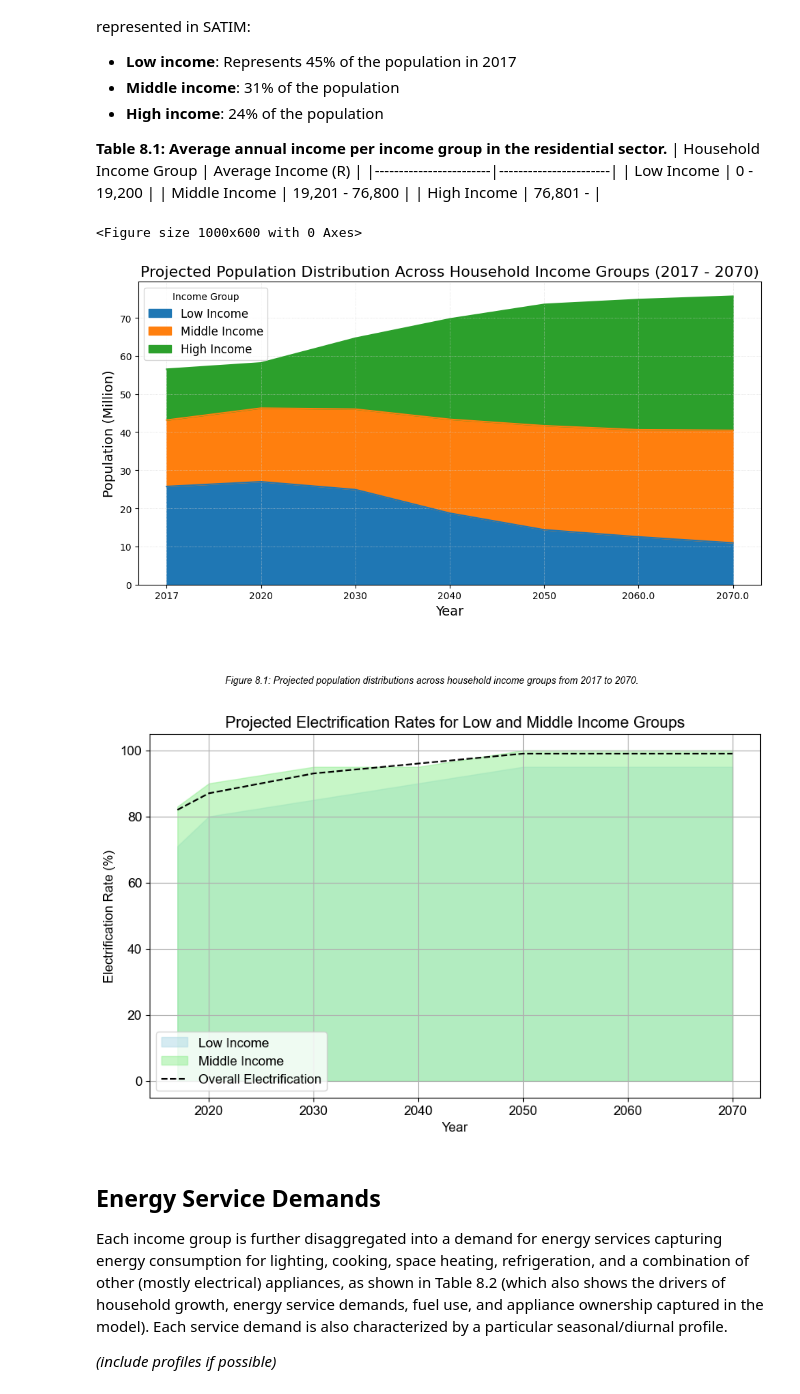
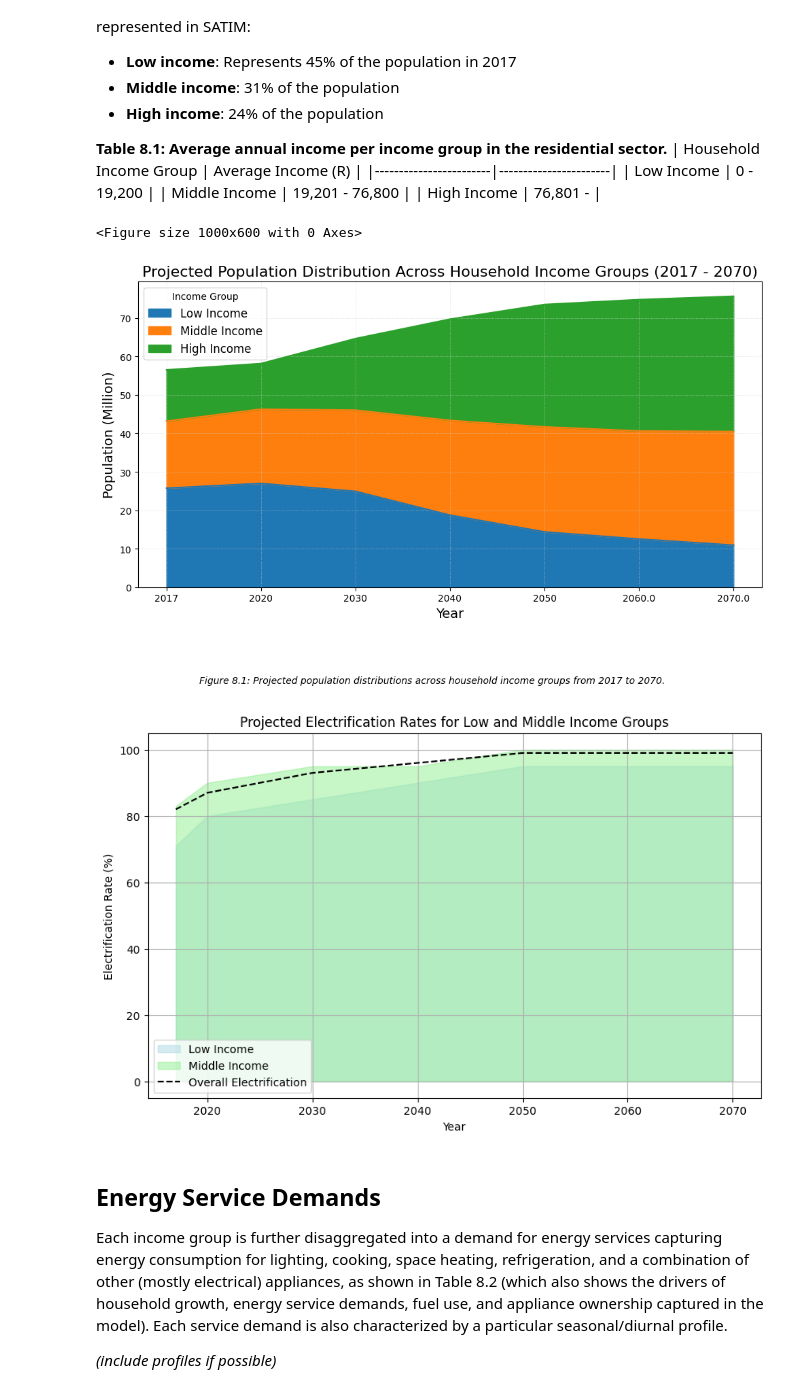
Before and after one commit to SavanhaJadedk/Satim-test-book-1.1, a Jupyter notebook: docs/_build/jupyter_execute/08Residential.ipynb, the cells around one changed output. Saved outputs shown, nothing was run; the diff lists cells and outputs as text; code cells hidden in the pictures.

```diff
--- a/docs/_build/jupyter_execute/08Residential.ipynb
+++ b/docs/_build/jupyter_execute/08Residential.ipynb
@@ -45,35 +45,35 @@ data = pd.DataFrame(population_data.T, columns=income_groups, index=years)
 
 # Plot the area plot with professional formatting
 plt.figure(figsize=(10, 6))
 
 # Plot the area plot
 data.plot(kind='area', stacked=True, figsize=(10, 6), color=['#1f77b4', '#ff7f0e', '#2ca02c'])
 
 # Set title and labels with larger font size
 plt.title('Projected Population Distribution Across Household Income Groups (2017 - 2070)', fontsize=16)
 plt.xlabel('Year', fontsize=14)
 plt.ylabel('Population (Million)', fontsize=14)
 
 # Set legend with larger font size
 plt.legend(title='Income Group', fontsize=12)
 
 # Set grid lines with a light gray color
 plt.grid(True, linestyle=':', linewidth=0.5, color='lightgray')
 
 # Change font
-plt.rcParams.update({'font.family': 'Arial', 'font.size': 12})
+#plt.rcParams.update({'font.family': 'Arial', 'font.size': 12})
 
 # Add caption
 caption = 'Figure 8.1: Projected population distributions across household income groups from 2017 to 2070.'
 plt.figtext(0.5, -0.1, caption, wrap=True, horizontalalignment='center', fontsize=10, style='italic')
 
 # Adjust layout to make room for the caption
 plt.tight_layout(rect=[0, 0.03, 1, 0.95])
 
 plt.show()
 # %% [output]
 <Figure size 1000x600 with 0 Axes>
-[figure, old version]
+[figure, new version]
 # %%
 import pandas as pd
 import matplotlib.pyplot as plt
@@ -114,7 +114,7 @@ plt.legend()
 # Show plot
 plt.show()
 # %% [output]
-[figure, old version]
+[figure, new version]
 # %% [markdown]
 ## Energy Service Demands
 
```
Also changed, not shown: parts of 1 cell of this notebook, 41 other files.
